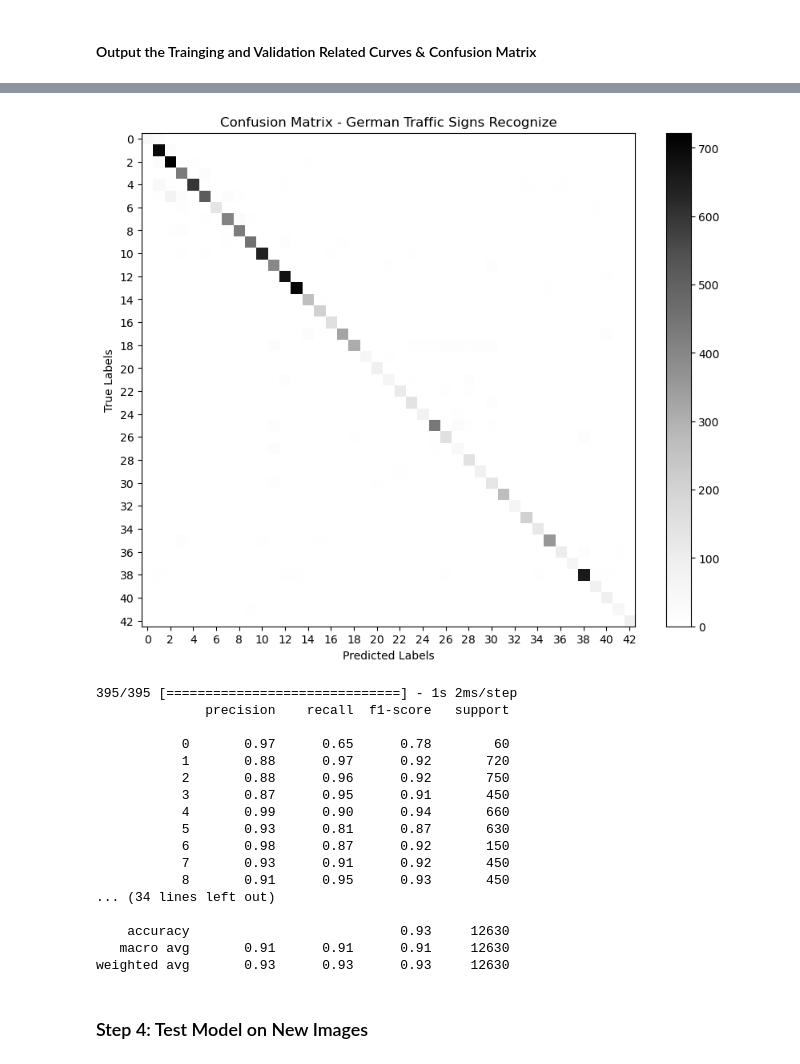
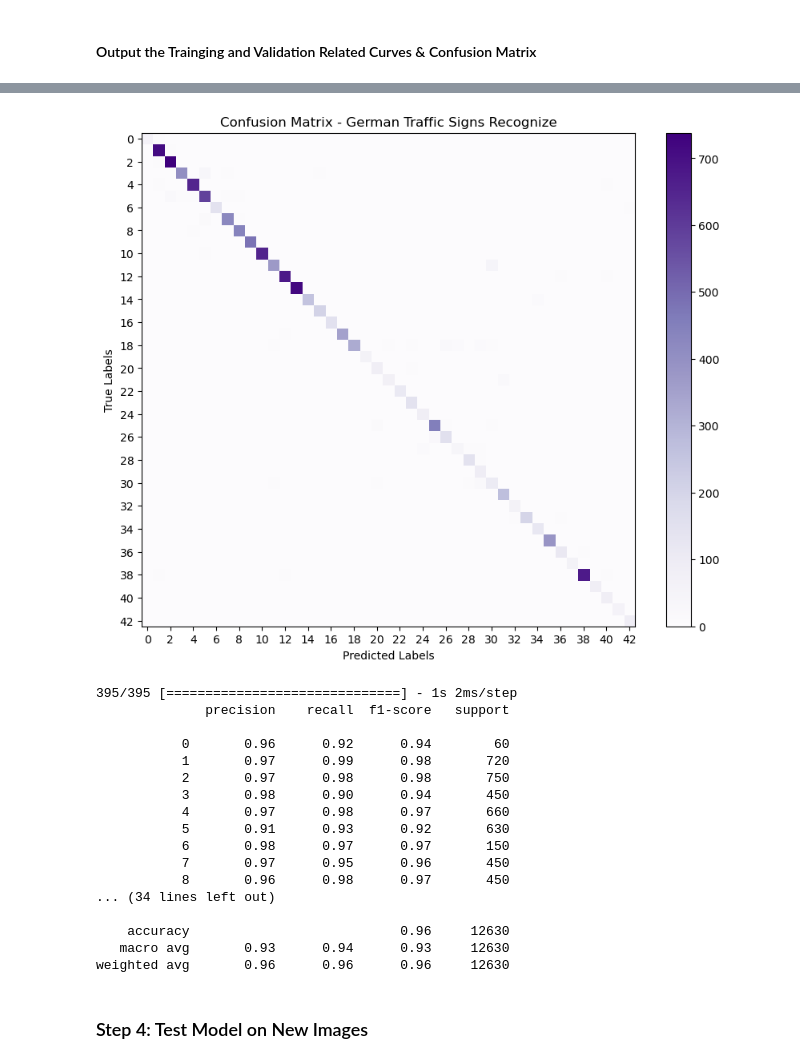
Before and after one commit to urbao/autonomous-driving, a Jupyter notebook: HW3/Traffic-Signs-Classifier.ipynb, the cells around one changed output, grey strips where cells are left out. Drawn from its saved outputs; the diff is of its cells as text; code cells hidden in the pictures.

Commit message:
Update ipynb file and docx file to latest version - [Done] LeNet5 test accuracy reached to 96% - [Done] Already test testImages/ data - [Pending] Finish the report file

```diff
--- a/HW3/Traffic-Signs-Classifier.ipynb
+++ b/HW3/Traffic-Signs-Classifier.ipynb
@@ -183,7 +183,7 @@ new_counts_train=counts_train
 
 # start apply data augmentation
 for i in range(n_train):
-    if(new_counts_train[y_train[i]]<3000):
+    if(new_counts_train[y_train[i]]<5000):
         for j in range(3):
             # Affine Transformation(random translation)
             dx, dy=np.random.randint(-1.7, 1.8, 2)
@@ -250,3 +252,21 @@ plot_figures(figure, 1, 2, label)
+# %%
+# use the cv2 CLAHE function to increase contrast in training and validation dataset
+def CLAHE(dataset):
+    enhanced_images=[]
+    for image in dataset:
+        if len(image.shape) == 3 and image.shape[2] == 1:
+            image = np.squeeze(image)  # Remove singleton channel dimension
+        # Ensure image is in the correct data type (8-bit)
+        if image.dtype != np.uint8:
+            image = image.astype(np.uint8)
+        CLAHE=cv2.createCLAHE(clipLimit=2.0, tileGridSize=(4,4))
+        result=CLAHE.apply(image)
+        enhanced_images.append(result)
+    return np.array(enhanced_images)
+
+# apply CLAHE
+x_train=CLAHE(x_train)
+x_test=CLAHE(x_test)
 # %% [markdown]
 #### Apply train_test_split to split validation dataset from training dataset
 # %%
@@ -420,7 +440,7 @@ y_pred=model.predict(x_test)
 y_pred_labels = np.argmax(y_pred, axis=1)
 cm=confusion_matrix(y_test, y_pred_labels)
 plt.figure(figsize=(10,8))
-plt.imshow(cm, cmap='Greys', interpolation='nearest')
+plt.imshow(cm, cmap='Purples', interpolation='nearest')
 plt.colorbar()
 plt.title('Confusion Matrix - German Traffic Signs Recognize')
 plt.xlabel('Predicted Labels')
@@ -432,4 +453,4 @@ plt.show()
-[figure, old version]
+[figure, new version]
 # %%
 # Show the classification report
 from sklearn.metrics import classification_report
@@ -442,19 +463,19 @@ print(report)
 395/395 [==============================] - 1s 2ms/step
               precision    recall  f1-score   support
 
-           0       0.97      0.65      0.78        60
-           1       0.88      0.97      0.92       720
-           2       0.88      0.96      0.92       750
-           3       0.87      0.95      0.91       450
-           4       0.99      0.90      0.94       660
-           5       0.93      0.81      0.87       630
-           6       0.98      0.87      0.92       150
-           7       0.93      0.91      0.92       450
-           8       0.91      0.95      0.93       450
+           0       0.96      0.92      0.94        60
+           1       0.97      0.99      0.98       720
+           2       0.97      0.98      0.98       750
+           3       0.98      0.90      0.94       450
+           4       0.97      0.98      0.97       660
+           5       0.91      0.93      0.92       630
+           6       0.98      0.97      0.97       150
+           7       0.97      0.95      0.96       450
+           8       0.96      0.98      0.97       450
 ... (34 lines left out)
 
-    accuracy                           0.93     12630
-   macro avg       0.91      0.91      0.91     12630
-weighted avg       0.93      0.93      0.93     12630
+    accuracy                           0.96     12630
+   macro avg       0.93      0.94      0.93     12630
+weighted avg       0.96      0.96      0.96     12630
 # %% [markdown]
 ### Step 4: Test Model on New Images
```
Also changed, not shown: parts of 11 cells of this notebook, 1 other file.
